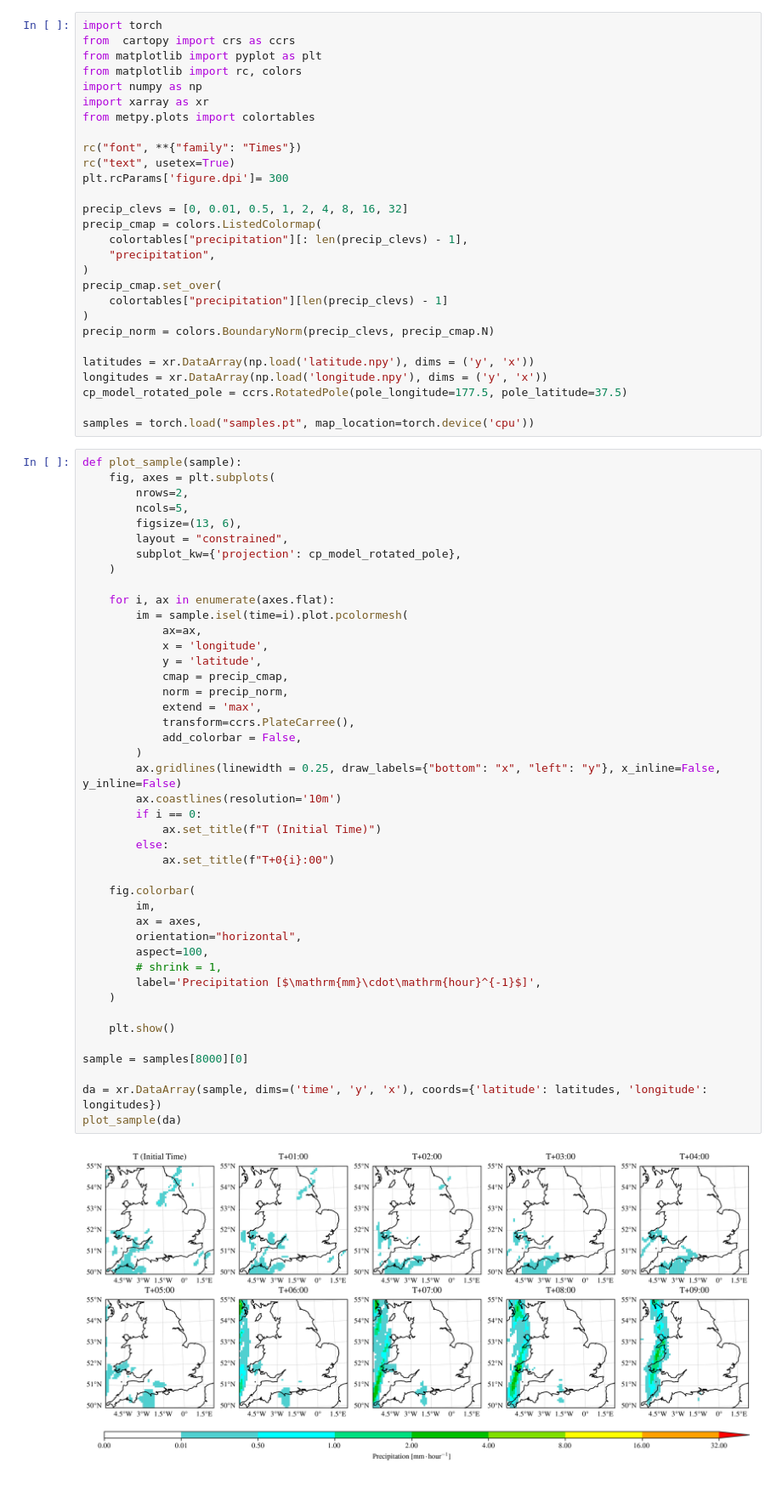
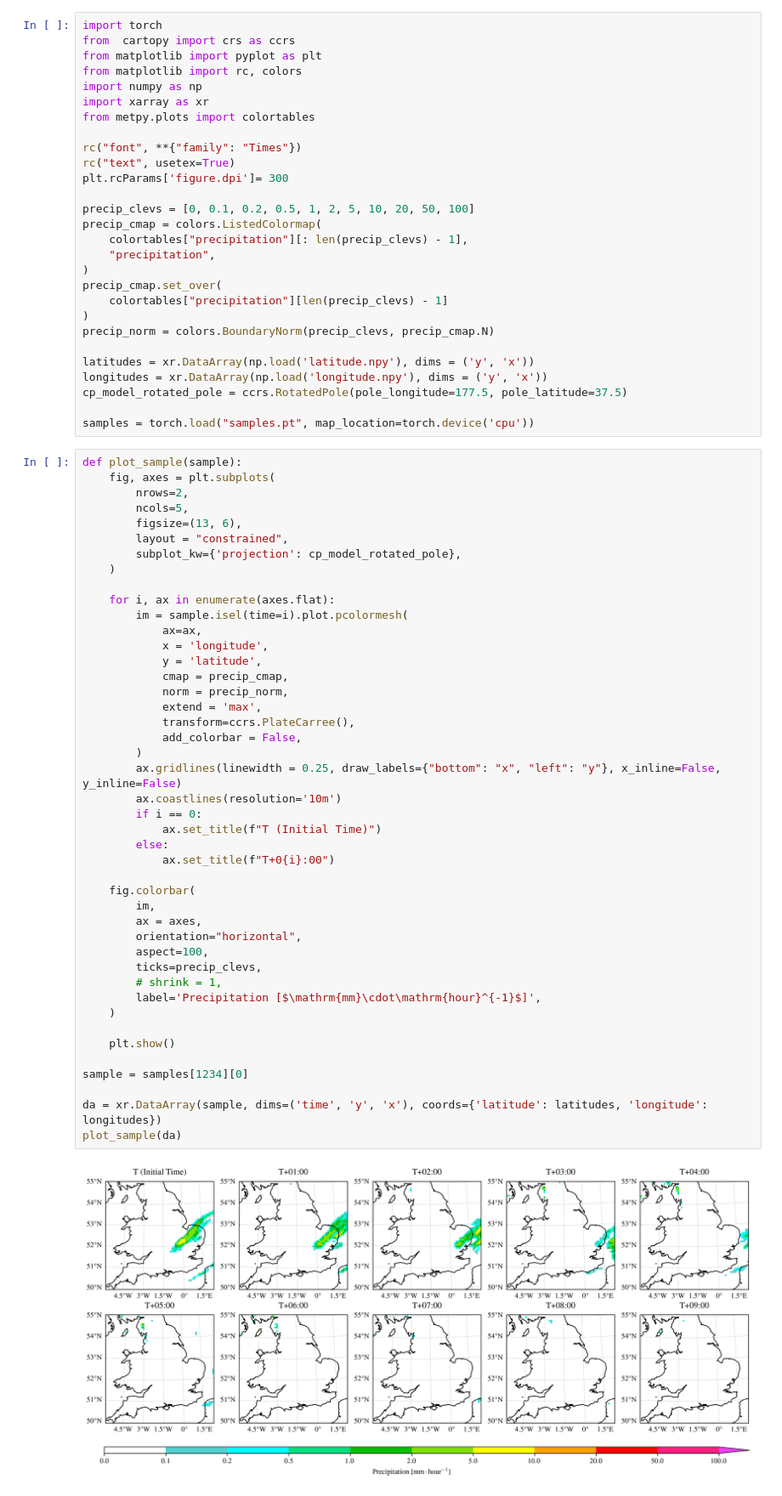
Before and after one commit to henryaddison/video-diffusion-climate, a Jupyter notebook: notebooks/geo.ipynb, the cells around one changed output. Shown at 85% size. Saved outputs shown, nothing was run; the diff lists cells and outputs as text.

Commit message:
Reran notebooks and changed cmap ticks to match met office

```diff
--- a/notebooks/geo.ipynb
+++ b/notebooks/geo.ipynb
@@ -11,7 +11,7 @@ rc("font", **{"family": "Times"})
 rc("text", usetex=True)
 plt.rcParams['figure.dpi']= 300
 
-precip_clevs = [0, 0.01, 0.5, 1, 2, 4, 8, 16, 32]
+precip_clevs = [0, 0.1, 0.2, 0.5, 1, 2, 5, 10, 20, 50, 100]
 precip_cmap = colors.ListedColormap(
     colortables["precipitation"][: len(precip_clevs) - 1],
     "precipitation",
@@ -42,35 +42,36 @@ def plot_sample(sample):
             x = 'longitude',
             y = 'latitude',
             cmap = precip_cmap,
             norm = precip_norm,
             extend = 'max',
             transform=ccrs.PlateCarree(),
             add_colorbar = False,
         )
         ax.gridlines(linewidth = 0.25, draw_labels={"bottom": "x", "left": "y"}, x_inline=False, y_inline=False)
         ax.coastlines(resolution='10m')
         if i == 0:
             ax.set_title(f"T (Initial Time)")
         else:
             ax.set_title(f"T+0{i}:00")
 
     fig.colorbar(
         im,
         ax = axes,
         orientation="horizontal",
         aspect=100,
+        ticks=precip_clevs,
         # shrink = 1,
         label='Precipitation [$\mathrm{mm}\cdot\mathrm{hour}^{-1}$]',
     )
 
     plt.show()
 
-sample = samples[8000][0]
+sample = samples[1234][0]
 
 da = xr.DataArray(sample, dims=('time', 'y', 'x'), coords={'latitude': latitudes, 'longitude': longitudes})
 plot_sample(da)
 # %% [output]
-[figure, old version]
+[figure, new version]
 # %%
 # 10 frames with the highest max and mean values
 
```
Also changed, not shown: parts of 1 cell of this notebook, 4 other files.
